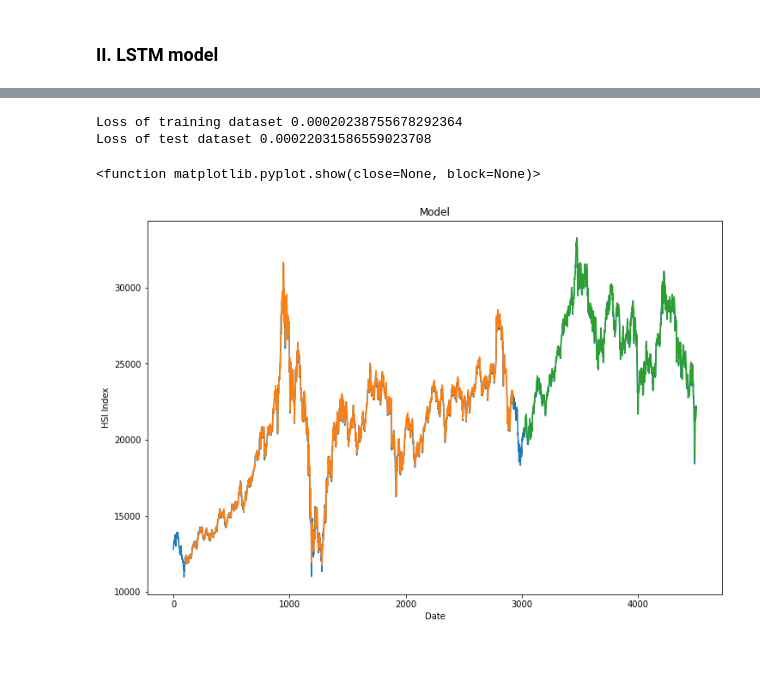
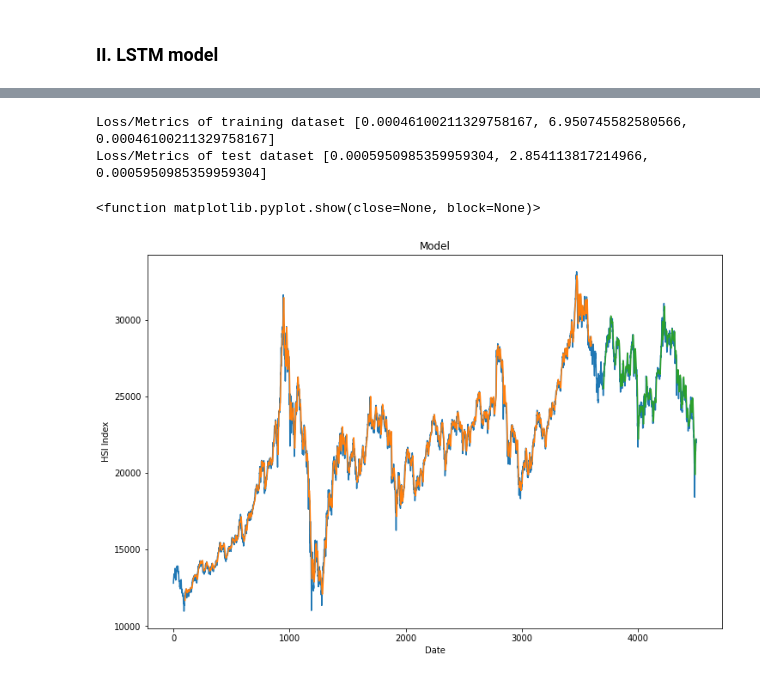
Before and after one commit to Lihua-Xiao/KeyCodes, a Jupyter notebook: Financial data.ipynb, the cells around one changed output, grey strips where cells are left out. Drawn from its saved outputs; the diff is of its cells as text; code cells hidden in the pictures.

```diff
--- a/Financial data.ipynb
+++ b/Financial data.ipynb
@@ -43,3 +168,7 @@ train_data, test_data = data[0:training_size,:], data[training_size:len(data),:]
+# %%
+training_size = int(len(df_LSTM)*0.8)
+test_size = len(df_LSTM)-training_size
+train_data, test_data = df_LSTM[0:training_size,:], df_LSTM[training_size:len(df_LSTM),:]
 # %%
 ### Build input features with time lag of 1 day
 def create_dataset(dataset, time_step = 1):
@@ -64,12 +193,13 @@ from tensorflow.keras.layers import LSTM, Dropout, Dense
 
 loss_func = 'mean_squared_error'
 opt = 'adam'
+metric = ['mape', 'mse']
 
 model = Sequential()
 model.add(LSTM(50, return_sequences = True, input_shape = (100,1)))
 model.add(LSTM(50, return_sequences = True))
 model.add(LSTM(50))
 model.add(Dense(1))
-model.compile(loss = loss_func, optimizer = opt)
+model.compile(loss = loss_func, optimizer = opt, metrics = metric)
 model.summary()
 # %% [output]
@@ -92,5 +222,8 @@ Non-trainable params: 0
 _________________________________________________________________
 # %%
 ### Train LSTM models
-lstm_history = model.fit(x_train, y_train, validation_data = (x_test, y_test), epochs = 100, batch_size = 64, verbose = 1)
+epoch = 10
+batch_size = 64
+
+lstm_history = model.fit(x_train, y_train, validation_data = (x_test, y_test), epochs = epoch, batch_size = batch_size, verbose = 1)
 # %% [output]
@@ -123,39 +259,39 @@ def predictLSTM(model, train_input, test_input):
 train_predict, test_predict = predictLSTM(model, x_train, x_test)
 # %%
 ### Evaluate the LSTM model
-print("Loss of training dataset", model.evaluate(x_train, y_train, verbose=0),
-      "\nLoss of test dataset", model.evaluate(x_test, y_test, verbose=0))
+print("Loss/Metrics of training dataset", model.evaluate(x_train, y_train, verbose=0),
+      "\nLoss/Metrics of test dataset", model.evaluate(x_test, y_test, verbose=0))
 # %% [output]
-Loss of training dataset 0.00020238755678292364
-Loss of test dataset 0.00022031586559023708
+Loss/Metrics of training dataset [0.00046100211329758167, 6.950745582580566, 0.00046100211329758167]
+Loss/Metrics of test dataset [0.0005950985359959304, 2.854113817214966, 0.0005950985359959304]
 # %%
 ### Get predictions for the whole dataset
 look_back = 100
 
 def predict_plot(look_back, train_predict, test_predict):
-    trainPredictPlot = np.empty_like(data)
+    trainPredictPlot = np.empty_like(df_LSTM)
     trainPredictPlot[:,:] = np.nan
     trainPredictPlot[look_back:len(train_predict)+look_back,:] = train_predict
 
-    testPredictPlot = np.empty_like(data)
+    testPredictPlot = np.empty_like(df_LSTM)
     testPredictPlot[:,:] = np.nan
-    testPredictPlot[len(train_predict)+(look_back*2)+1:len(data)-1,:] = test_predict
+    testPredictPlot[len(train_predict)+(look_back*2)+1:len(df_LSTM)-1,:] = test_predict
     return trainPredictPlot, testPredictPlot
 
 trainPredictPlot, testPredictPlot = predict_plot(look_back, train_predict, test_predict)
 # %%
 ### Plot predictions for the whole dataset
 plt.figure(figsize = (12,8))
-plt.plot(scaler.inverse_transform(data))
+plt.plot(scaler.inverse_transform(df_LSTM))
 plt.plot(trainPredictPlot)
 plt.plot(testPredictPlot)
 plt.title("Model")
 plt.xlabel('Date')
 plt.ylabel('HSI Index')
 plt.show
 # %% [output]
 <function matplotlib.pyplot.show(close=None, block=None)>
-[figure, old version]
+[figure, new version]
 # %%
 ### Plot predictions for test datasets (i.e., zoom in)
 plt.figure(figsize = (12,8))
```
Also changed, not shown: parts of 15 cells of this notebook.
